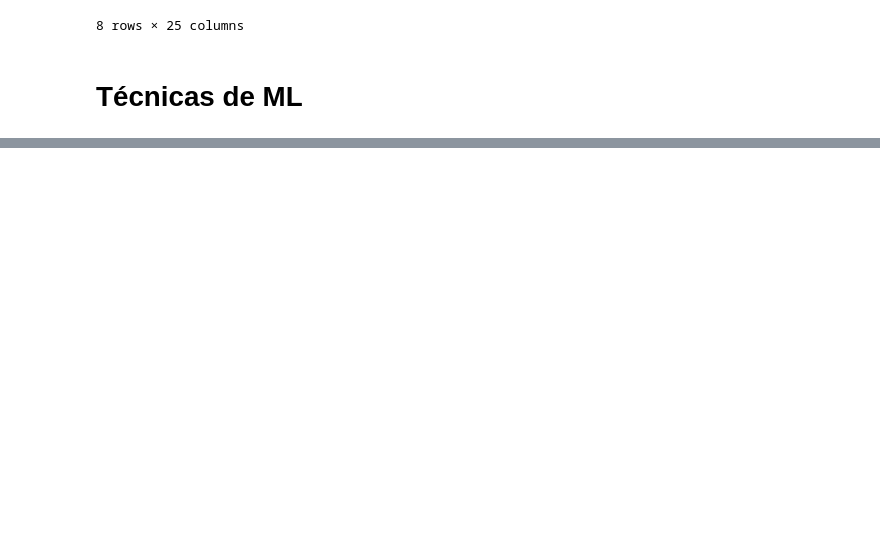
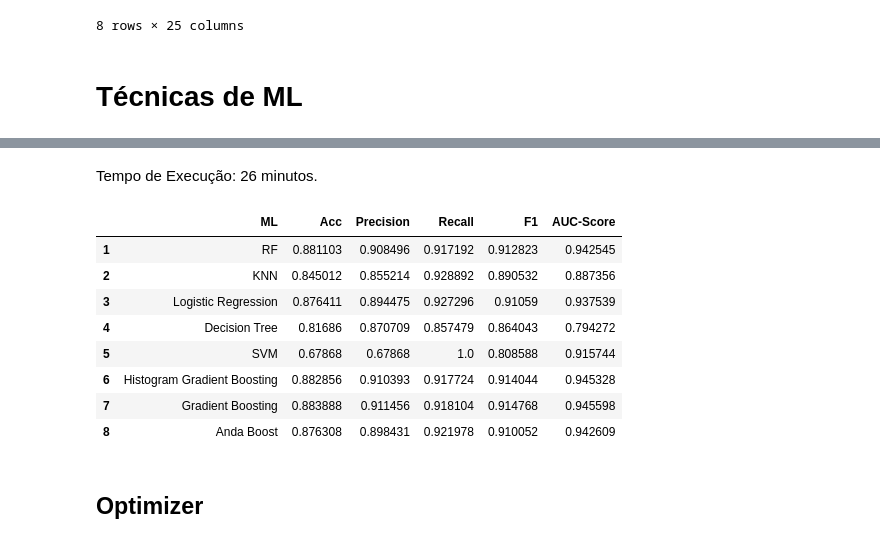
Before and after one commit to mrelero/machine-learning-anatel-database, a Jupyter notebook: Paper2/Model1.ipynb, the cells around one changed output, grey strips where cells are left out. Drawn from its saved outputs; the diff is of its cells as text; code cells hidden in the pictures; blank space fills up the shorter version.

```diff
--- a/Paper2/Model1.ipynb
+++ b/Paper2/Model1.ipynb
@@ -240,0 +307,16 @@ Describe
+# %% [markdown]
+Tempo de Execução: 26 minutos.
+# %%
+desempenho_ml
+# %% [output]
+|  | ML | Acc | Precision | Recall | F1 | AUC-Score |
+| 1 | RF | 0.881103 | 0.908496 | 0.917192 | 0.912823 | 0.942545 |
+| 2 | KNN | 0.845012 | 0.855214 | 0.928892 | 0.890532 | 0.887356 |
+| 3 | Logistic Regression | 0.876411 | 0.894475 | 0.927296 | 0.91059 | 0.937539 |
+| 4 | Decision Tree | 0.81686 | 0.870709 | 0.857479 | 0.864043 | 0.794272 |
+| 5 | SVM | 0.67868 | 0.67868 | 1.0 | 0.808588 | 0.915744 |
+| 6 | Histogram Gradient Boosting | 0.882856 | 0.910393 | 0.917724 | 0.914044 | 0.945328 |
+| 7 | Gradient Boosting | 0.883888 | 0.911456 | 0.918104 | 0.914768 | 0.945598 |
+| 8 | Anda Boost | 0.876308 | 0.898431 | 0.921978 | 0.910052 | 0.942609 |
+# %% [markdown]
+## Optimizer
```
Also changed, not shown: parts of 5 cells of this notebook.
